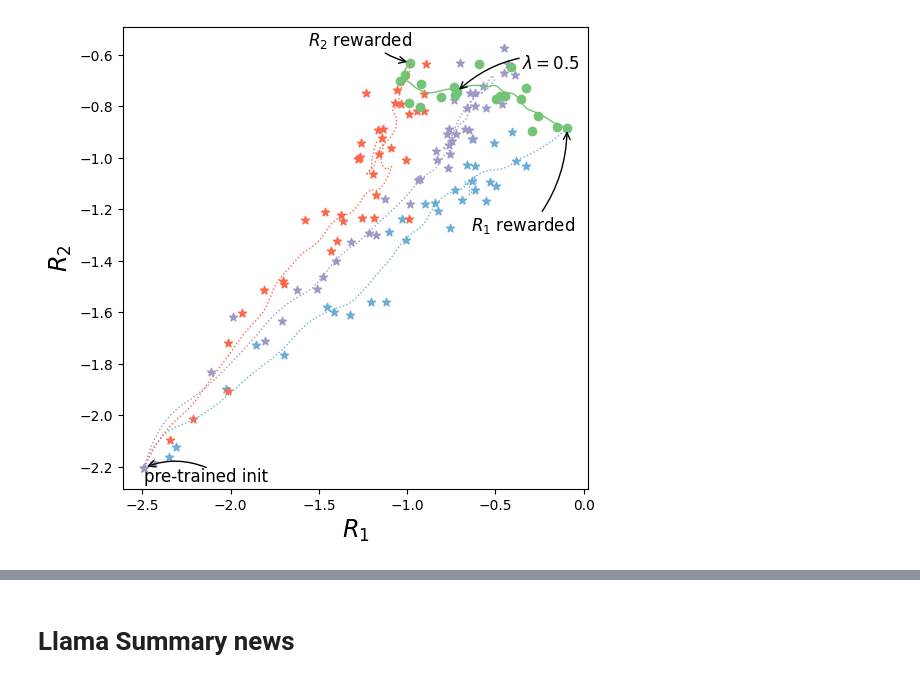
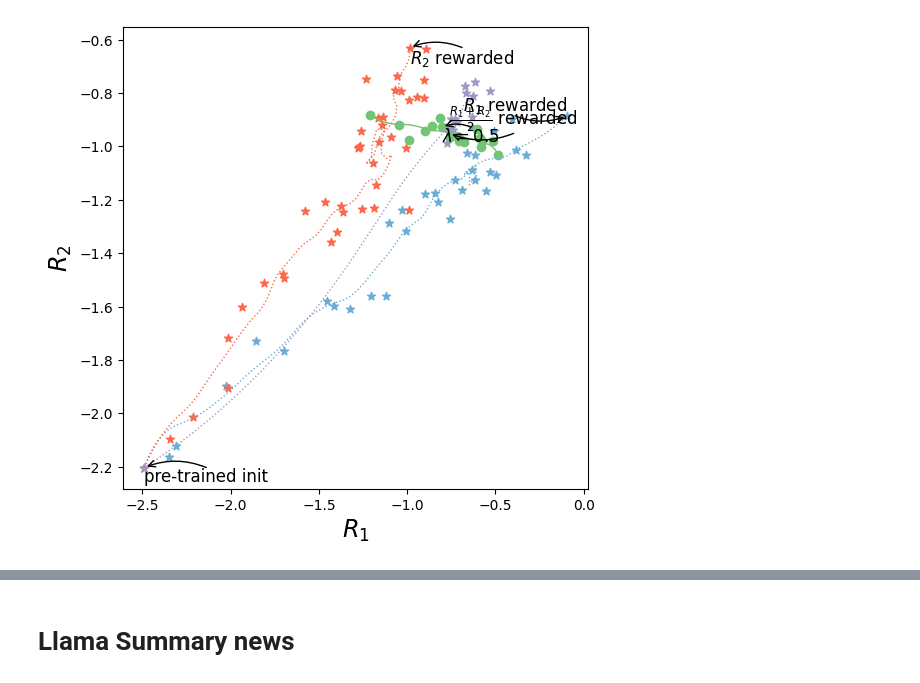
Before and after one commit to alexrame/domainbedv2, a Jupyter notebook: notebooks/rl/nlp/plot_rl.ipynb, the cells around one changed output, grey strips where cells are left out. Cells and saved outputs as stored; diff of their text form; code cells hidden in the pictures.

```diff
--- a/notebooks/rl/nlp/plot_rl.ipynb
+++ b/notebooks/rl/nlp/plot_rl.ipynb
@@ -69,6 +69,7 @@ clean_kwargs = {
     "list_indexes": [0, 2, 4, 5]
 }
 arrowprops = dict(arrowstyle='->', connectionstyle='arc3,rad=0.2', linewidth=1, shrinkA=0)
+arrowpropsinv = dict(arrowstyle='->', connectionstyle='arc3,rad=-0.2', linewidth=1, shrinkA=0)
 
 keys_y = ["norm|tristan", "norm|cogd", "norm|cogfaithful"]
 
@@ -143,6 +144,17 @@ def plot_key_nlp(list_l, key_x, key_y, *args, do_annotate=True, dict_annotation_
             size=plot.SIZE,
             arrowprops=arrowprops
         )
+
+        arrowpropsinv.update({"relpos": (0.5, 0)})
+        plot.plt.annotate(
+            r"$\frac{{{label_xy}}}{{2}}$".format(label_xy=label_xy) + " rewarded",
+            xy=(list_l[4][-1][key_x], list_l[4][-1][key_y]),
+            xytext=dict_annotation_to_loc.get("01"),
+            ha='left',
+            va="bottom",
+            size=plot.SIZE,
+            arrowprops=arrowpropsinv
+        )
         if dict_annotation_to_loc.get("lambda") == "right":
             arrowprops.update({"relpos": (0.5, 0)})
             plot.plt.annotate(
@@ -180,12 +205,19 @@ os.listdir("/data/rame/logs_experiments_notebook/nlp/llamastacku/")
 # %%
-from llamastacku import infstacku_rmeld_0414, infstacku_rmdvb_0414, infstacku_rmdvbrmeld_0414, infstacku_warmdvbrmeld_0414, infstacku_warmdvb311rmeld391_0415, infstacku_warmdvb351rmeld361_0415, infstacku_wainitrmeld391_0415, infstacku_wainitrmdvb311_0415
+from llamastacku import infstacku_rmeld_0414, infstacku_rmdvb_0414, infstacku_rmdvbrmeld_0414, infstacku_rmdvbrmeld_0418_1000, infstacku_warmdvbrmeld_0414, infstacku_warmdvb311rmeld391_0415, infstacku_warmdvb351rmeld361_0415, infstacku_wainitrmeld391_0415, infstacku_wainitrmdvb311_0415, infstacku_warmdvb311rmeld391_0418_1000
 
 modules_stacku = [
     infstacku_rmdvb_0414, infstacku_wainitrmdvb311_0415, infstacku_rmeld_0414,
-    infstacku_wainitrmeld391_0415, infstacku_rmdvbrmeld_0414, infstacku_warmdvb311rmeld391_0415
+    infstacku_wainitrmeld391_0415, infstacku_rmdvbrmeld_0414,
+    infstacku_warmdvb311rmeld391_0415
 ]
+
+modules_stacku_1000 = [
+    infstacku_rmdvb_0414, infstacku_wainitrmdvb311_0415, infstacku_rmeld_0414,
+    infstacku_wainitrmeld391_0415, infstacku_rmdvbrmeld_0418_1000,
+    infstacku_warmdvb311rmeld391_0418_1000
+]
 # %%
-for modules in [modules_stacku]:
+for modules in [modules_stacku, modules_stacku_1000]:
     for module in modules:
         if isinstance(module, EmptyModule):
             continue
@@ -202,18 +234,18 @@ for modules in [modules_stacku]:
                 module.l.append(new_d)
 # %%
 fig_dr = plot_key_nlp(
-    [module.l if module is not None else None for module in modules_stacku],
+    [module.l if module is not None else None for module in modules_stacku_1000],
     key_x="hfb",
     key_y="hfd",
     order="savgol_7_1_quadratic",
     # order="3",
     dict_annotation_to_loc={
-        "pt": None,
-        "0": (-0.05, -1.3),
-        "1": (-1.56, -0.5),
-        "lambda": (-0.35, -0.6)
+        # "pt": None,
+        # "0": (-0.05, -1.3),
+        # "1": (-1.56, -0.5),
+        # "lambda": (-0.35, -0.6)
     },
 )
-plot.save_fig(fig=fig_dr, name="nlp/pareto_stacku_hfbtohfd.pdf", do_save=do_save)
+# plot.save_fig(fig=fig_dr, name="nlp/pareto_stacku1000_hfbtohfd.pdf", do_save=do_save)
 # %% [output]
-[figure, old version]
+[figure, new version]
```
Also changed, not shown: parts of 12 cells of this notebook, 5 other files.
